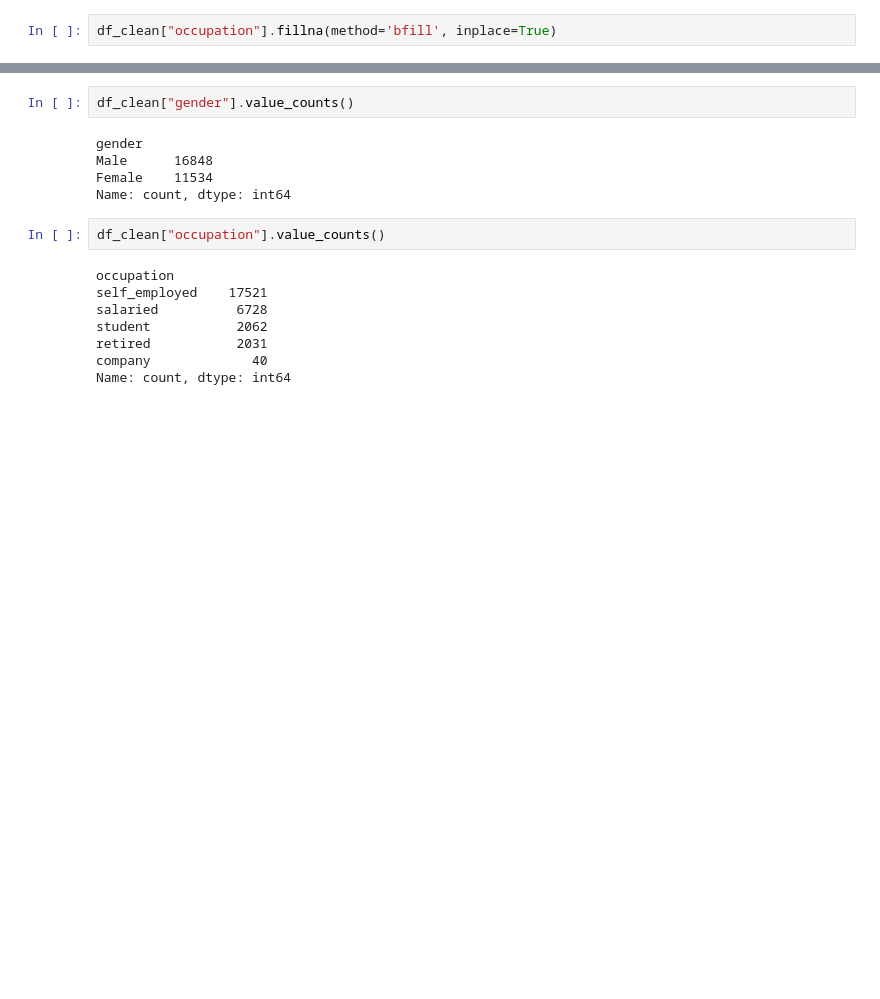
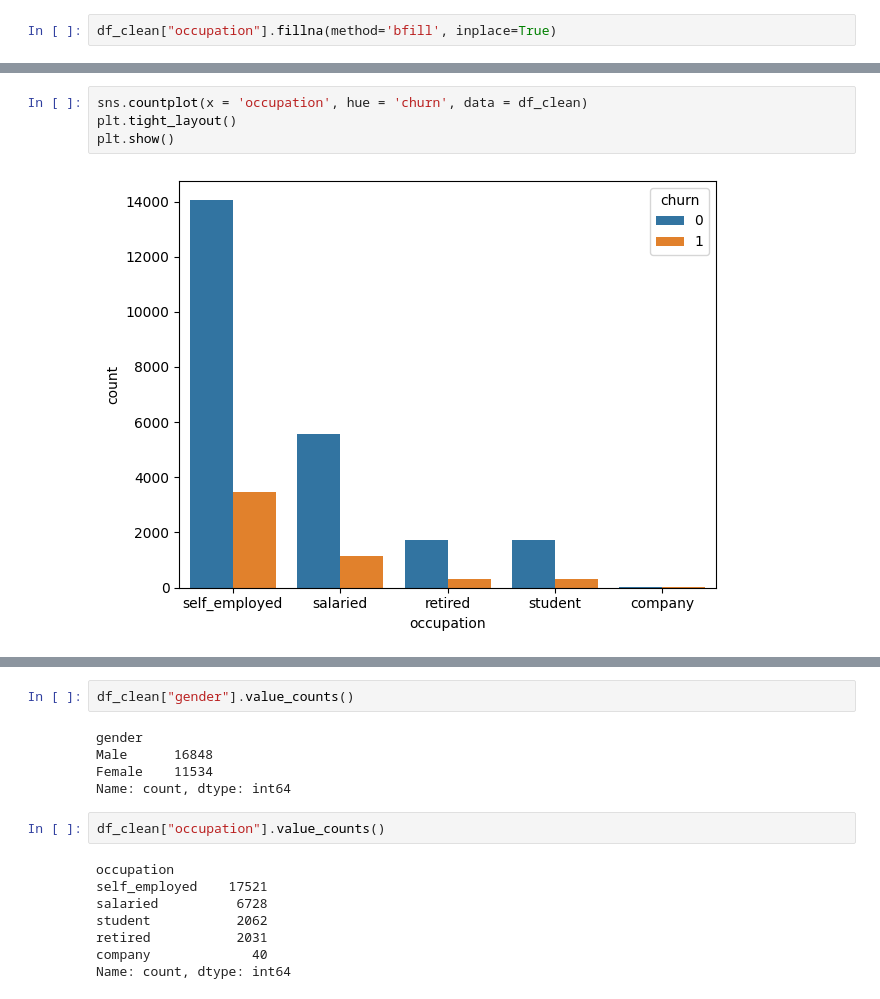
Before and after one commit to LuisBDev/Modelo-de-Prediccion-Fuga-de-Clientes-Banca-NJIT, a Jupyter notebook: Project_BankChurn_Classifier.ipynb, the cells around one changed output, grey strips where cells are left out. Cells and saved outputs as stored; diff of their text form; blank space fills up the shorter version.

```diff
--- a/Project_BankChurn_Classifier.ipynb
+++ b/Project_BankChurn_Classifier.ipynb
@@ -66,0 +108,6 @@ df_clean["occupation"].fillna(method='bfill', inplace=True)
+# %%
+sns.countplot(x = 'occupation', hue = 'churn', data = df_clean)
+plt.tight_layout()
+plt.show()
+# %% [output]
+[figure, added]
```
Also changed, not shown: parts of 23 cells of this notebook, 1 other file.
